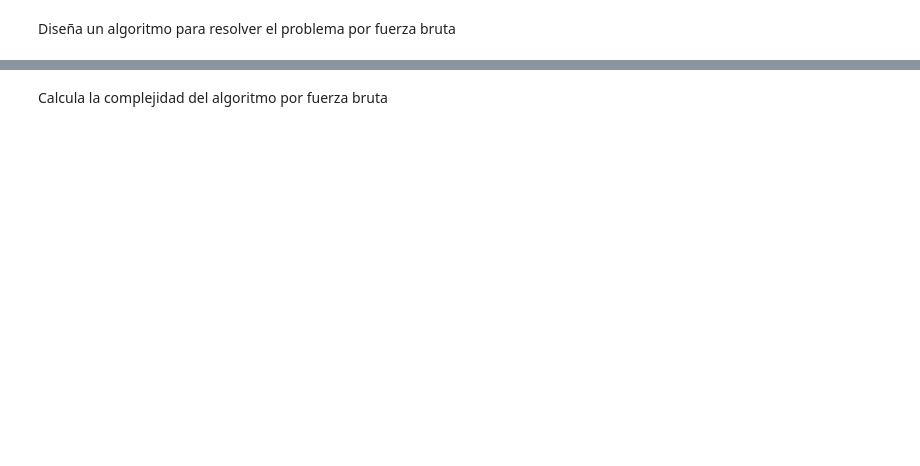
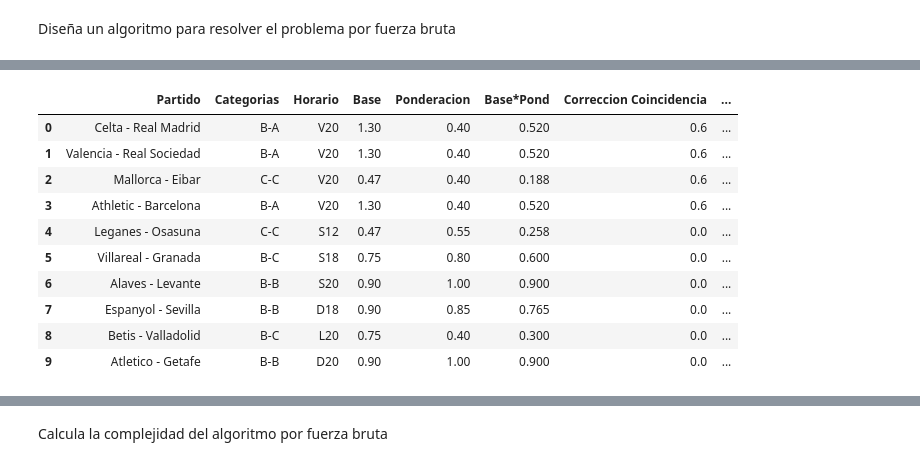
Before and after one commit to dmiglino/OptimizationAlgorithms, a Jupyter notebook: Algoritmos_Partidos_De_Liga.ipynb, the cells around one changed output, grey strips where cells are left out. Cells and saved outputs as stored; diff of their text form; code cells hidden in the pictures; blank space fills up the shorter version.

```diff
--- a/Algoritmos_Partidos_De_Liga.ipynb
+++ b/Algoritmos_Partidos_De_Liga.ipynb
@@ -88,0 +550,55 @@ Respuesta
+# %%
+%%time
+
+import itertools
+import time
+
+# con la fuerza bruta estariamos probando todos los escenarios posibles para encontrar el optimo (maximo) global
+def fuerza_bruta(partidos, tiempo_max):
+    mejor_jornada = [0]*10
+    mejor_jornada[-1] = 9
+    df_mejor_jornada, mayor_audiencia = analizar_jornada(mejor_jornada, partidos)
+    iteracion = 0
+    inicio = time.time()
+    print(f'FB - Inicio con: {mayor_audiencia}')
+
+    # se exploran todas las combinaciones de horarios posibles: 10**10 variaciones posibles
+    for nueva_jornada in itertools.product(range(10), repeat=10):
+        nueva_jornada = list(nueva_jornada)
+
+        # se verifican las restricciones: al menos un partido en viernes (índice 0) y uno en lunes (índice 9)
+        if nueva_jornada.count(0) == 0 or nueva_jornada.count(9) == 0:
+            # si no se cumplen, seguimos con la siguiente iteracion
+            continue
+
+        #print(nueva_jornada)
+        # por las dudas, se valida si la jornada es correcta, caso contrario se la corrige
+        if not validar_horarios_jornada(nueva_jornada):
+            corregir_horarios_jornada(nueva_jornada)
+
+        # se analiza la jornada, calculando la audiencia estimada de la misma
+        df_jornada, audiencia_estimada = analizar_jornada(nueva_jornada, partidos)
+
+        # si la audiencia estimada es mayor que la actual, es la nueva mejor
+        if audiencia_estimada > mayor_audiencia:
+            print(f'{iteracion} - Mejora con: {audiencia_estimada}')
+            mayor_audiencia = audiencia_estimada
+            mejor_jornada = nueva_jornada
+            df_mejor_jornada = df_jornada
+
+        iteracion += 1
+        # Control por tiempo, no se va a explorar todo el espacio de soluciones porque es inviable computacionalmente
+        if time.time() - inicio > tiempo_max: # en segundos -> 3600 = 1 hora
+            print(f'Tiempo máximo permitido de ejecucion alcanzado en la itearcion {iteracion}.')
+            break
+
+    # se devuelve tanto la jornada como su audiencia estimada
+    return df_mejor_jornada, mejor_jornada, mayor_audiencia
+
+
+# prueba con fuerza bruta todas las posibles combinaciones de horarios que cumplan con las restricciones
+df_mejor_jornada_fuerza_bruta, mejor_jornada_fuerza_bruta, mayor_audiencia_fuerza_bruta = fuerza_bruta(partidos, 20) # segundos
+# la mejor organizacion con fuerza bruta, en el plazo de 2 horas, alcanzando a evaluar aprox 10M de soluciones, es de aprox 6M.
+display(df_mejor_jornada_fuerza_bruta)
+print(mejor_jornada_fuerza_bruta, ' = ', mayor_audiencia_fuerza_bruta)
+# %% [output]
@@ -88,0 +622,11 @@ Respuesta
+|  | Partido | Categorias | Horario | Base | Ponderacion | Base*Pond | Correccion Coincidencia | ... |
+| 0 | Celta - Real Madrid | B-A | V20 | 1.30 | 0.40 | 0.520 | 0.6 | ... |
+| 1 | Valencia - Real Sociedad | B-A | V20 | 1.30 | 0.40 | 0.520 | 0.6 | ... |
+| 2 | Mallorca - Eibar | C-C | V20 | 0.47 | 0.40 | 0.188 | 0.6 | ... |
+| 3 | Athletic - Barcelona | B-A | V20 | 1.30 | 0.40 | 0.520 | 0.6 | ... |
+| 4 | Leganes - Osasuna | C-C | S12 | 0.47 | 0.55 | 0.258 | 0.0 | ... |
+| 5 | Villareal - Granada | B-C | S18 | 0.75 | 0.80 | 0.600 | 0.0 | ... |
+| 6 | Alaves - Levante | B-B | S20 | 0.90 | 1.00 | 0.900 | 0.0 | ... |
+| 7 | Espanyol - Sevilla | B-B | D18 | 0.90 | 0.85 | 0.765 | 0.0 | ... |
+| 8 | Betis - Valladolid | B-C | L20 | 0.75 | 0.40 | 0.300 | 0.0 | ... |
+| 9 | Atletico - Getafe | B-B | D20 | 0.90 | 1.00 | 0.900 | 0.0 | ... |
```
Also changed, not shown: parts of 40 cells of this notebook.
